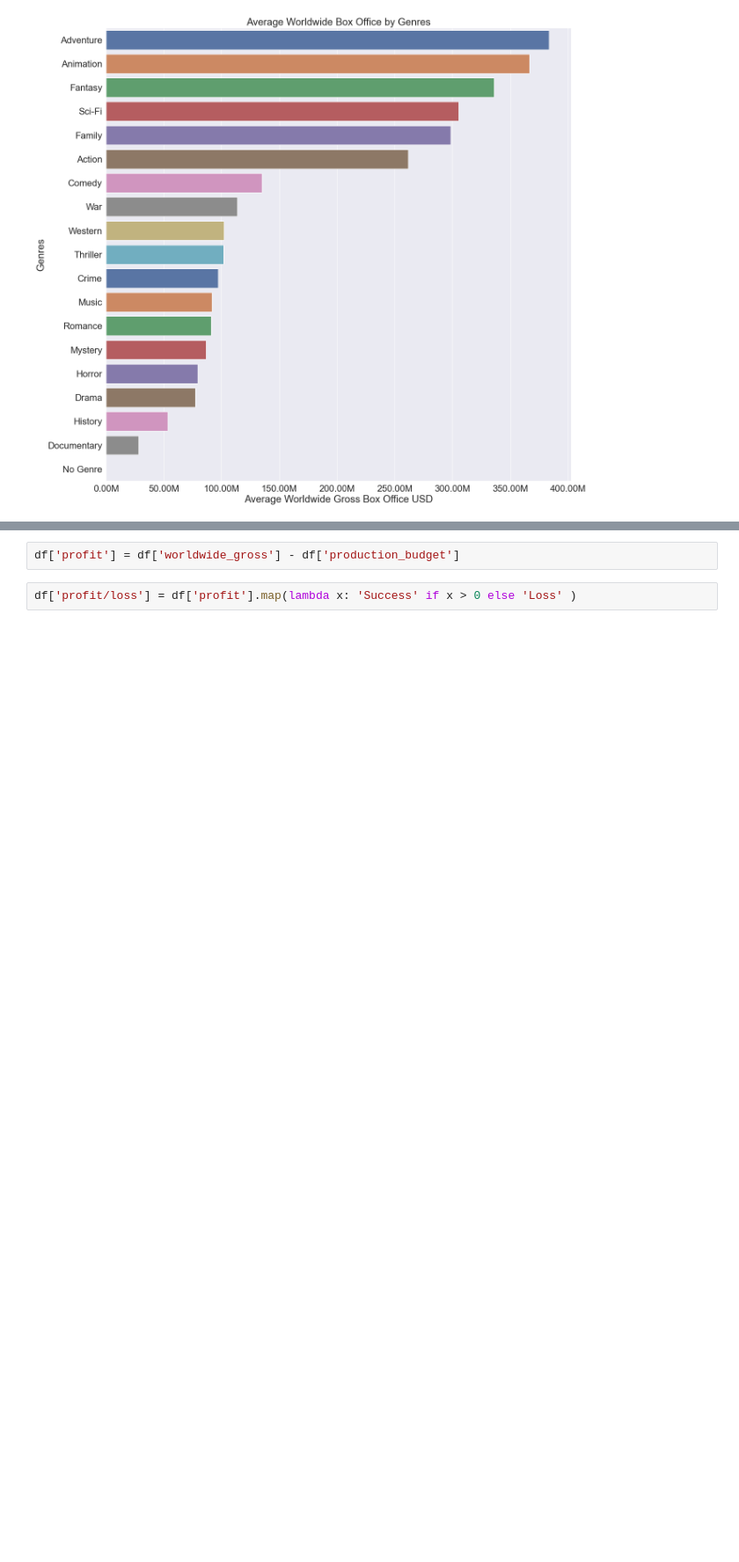
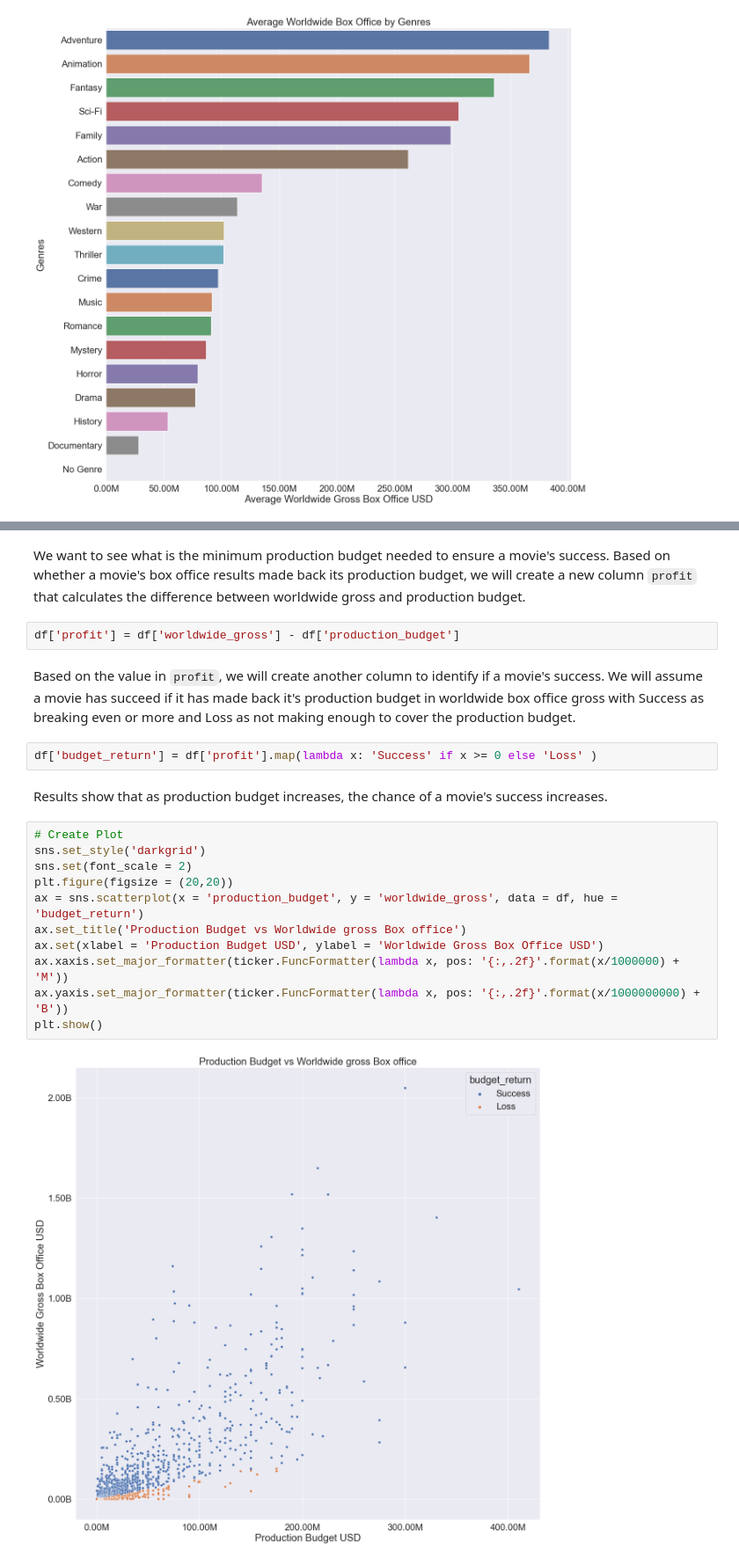
Before and after one commit to whyyoutoo/Microsoft-Movie_analysis-Project, a Jupyter notebook: dsc-phase1-project-template.ipynb, the cells around one changed output, grey strips where cells are left out. Shown at 88% size. Cells and saved outputs as stored; diff of their text form; blank space fills up the shorter version.

```diff
--- a/dsc-phase1-project-template.ipynb
+++ b/dsc-phase1-project-template.ipynb
@@ -430,4 +445,23 @@ plt.show()
+# %% [markdown]
+We want to see what is the minimum production budget needed to ensure a movie's success. Based on whether a movie's box office results made back its production budget, we will create a new column <code>profit</code> that calculates the difference between worldwide gross and production budget.
 # %%
 df['profit'] = df['worldwide_gross'] - df['production_budget']
+# %% [markdown]
+Based on the value in <code>profit</code>, we will create another column to identify if a movie's success. We will assume a movie has succeed if it has made back it's production budget in worldwide box office gross with Success as breaking even or more and Loss as not making enough to cover the production budget.
 # %%
-df['profit/loss'] = df['profit'].map(lambda x: 'Success' if x > 0 else 'Loss' )
+df['budget_return'] = df['profit'].map(lambda x: 'Success' if x >= 0 else 'Loss' )
+# %% [markdown]
+Results show that as production budget increases, the chance of a movie's success increases.
+# %%
+# Create Plot
+sns.set_style('darkgrid')
+sns.set(font_scale = 2)
+plt.figure(figsize = (20,20))
+ax = sns.scatterplot(x = 'production_budget', y = 'worldwide_gross', data = df, hue = 'budget_return')
+ax.set_title('Production Budget vs Worldwide gross Box office')
+ax.set(xlabel = 'Production Budget USD', ylabel = 'Worldwide Gross Box Office USD')
+ax.xaxis.set_major_formatter(ticker.FuncFormatter(lambda x, pos: '{:,.2f}'.format(x/1000000) + 'M'))
+ax.yaxis.set_major_formatter(ticker.FuncFormatter(lambda x, pos: '{:,.2f}'.format(x/1000000000) + 'B'))
+plt.show()
+# %% [output]
+[figure, added]
```
Also changed, not shown: parts of 27 cells of this notebook.
